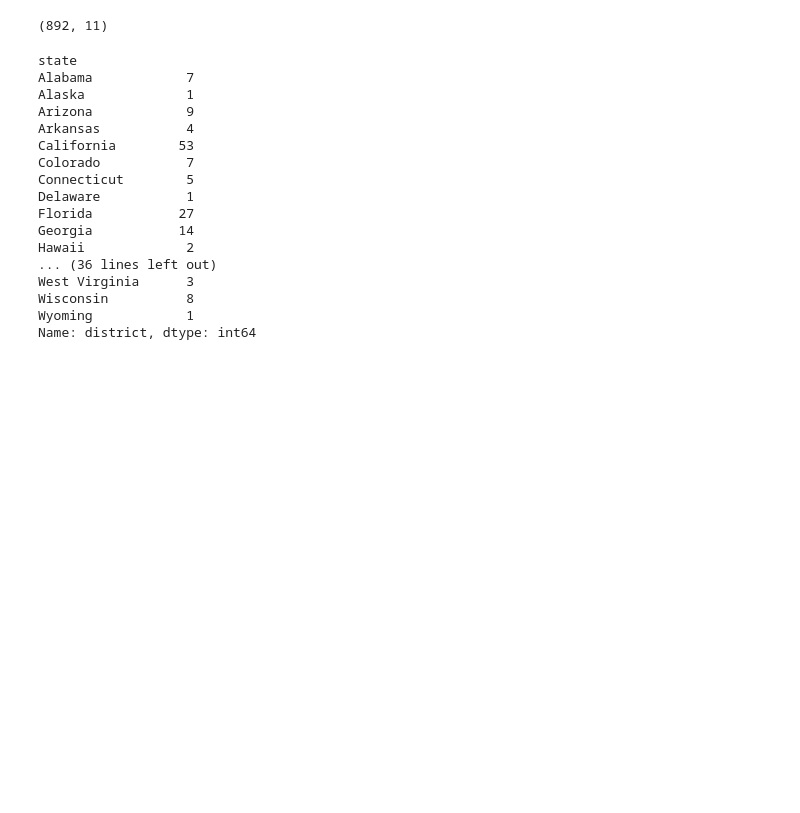
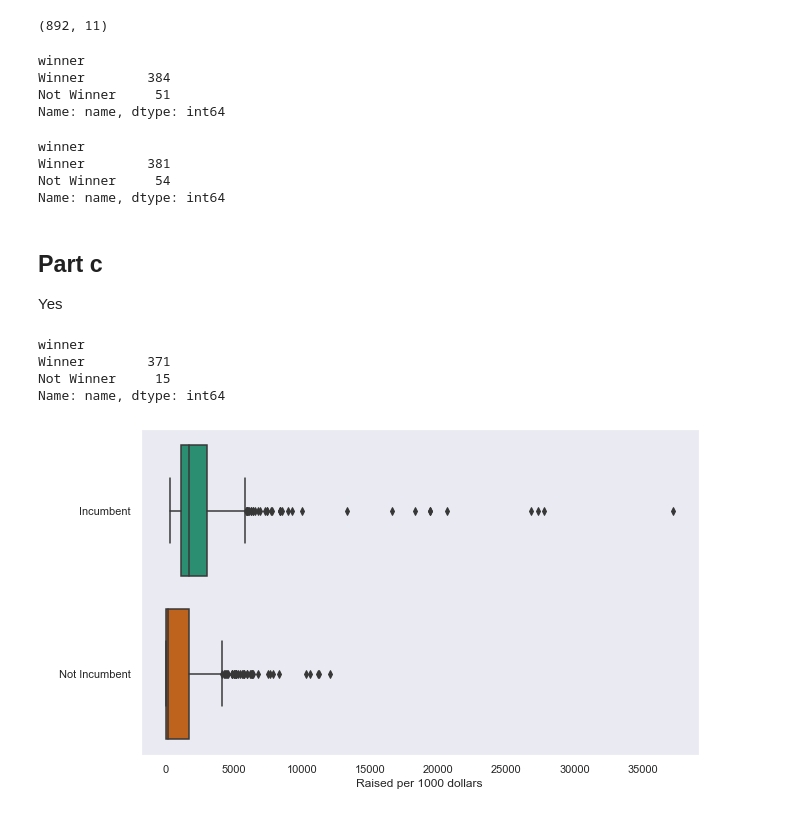
Before and after one commit to hcgreer/webscraping_open_secrets-pizza, a Jupyter notebook: Notebooks/hg_webscrape.ipynb, the cells around one changed output. Saved outputs shown, nothing was run; the diff lists cells and outputs as text; code cells hidden in the pictures; blank space fills up the shorter version.

Commit message:
Finished all parts to number 4

```diff
--- a/Notebooks/hg_webscrape.ipynb
+++ b/Notebooks/hg_webscrape.ipynb
@@ -4,6 +4,9 @@ from bs4 import BeautifulSoup as BS
 import pandas as pd
 import re
 import time
+import matplotlib.pyplot as plt
+import seaborn as sns
+sns.set_theme(style = 'dark', palette = 'Dark2')
 # %%
 URL = 'https://www.opensecrets.org/races/candidates?cycle=2020&id=TN07&spec=N'
 
@@ -121,23 +150,47 @@ all_candidates = pd.read_csv('../data/all_candidates.csv')
 all_candidates.shape
 # %% [output]
 (892, 11)
-# %%
-all_candidates.groupby('state')['district'].max()
-# %% [output]
-state
-Alabama            7
-Alaska             1
-Arizona            9
-Arkansas           4
-California        53
-Colorado           7
-Connecticut        5
-Delaware           1
-Florida           27
-Georgia           14
-Hawaii             2
-... (36 lines left out)
-West Virginia      3
-Wisconsin          8
-Wyoming            1
-Name: district, dtype: int64
+# %%
+all_candidates[
+    all_candidates['raised'].isin(all_candidates.groupby(['state', 'district'])['raised'].max())
+].groupby('winner')['name'].count().sort_values(ascending = False)
+# %% [output]
+winner
+Winner        384
+Not Winner     51
+Name: name, dtype: int64
+# %%
+all_candidates[
+    all_candidates['spent'].isin(all_candidates.groupby(['state', 'district'])['spent'].max())
+].groupby('winner')['name'].count().sort_values(ascending = False)
+# %% [output]
+winner
+Winner        381
+Not Winner     54
+Name: name, dtype: int64
+# %% [markdown]
+## Part c
+Yes
+# %%
+all_candidates.loc[
+    all_candidates['incumbent'] == 'Incumbent'
+].groupby('winner')['name'].count().sort_values(ascending = False)
+# %% [output]
+winner
+Winner        371
+Not Winner     15
+Name: name, dtype: int64
+# %%
+fig, ax = plt.subplots(figsize = (10,6))
+
+sns.boxplot(
+    data = all_candidates,
+    x = all_candidates['raised'] / 1000,
+    y = all_candidates['incumbent'].sort_values(),
+    ax = ax
+).set(
+    xlabel='Raised per 1000 dollars',
+    ylabel = ' '
+);
+# %% [output]
+[figure, added]
```
Also changed, not shown: parts of 4 cells of this notebook.
